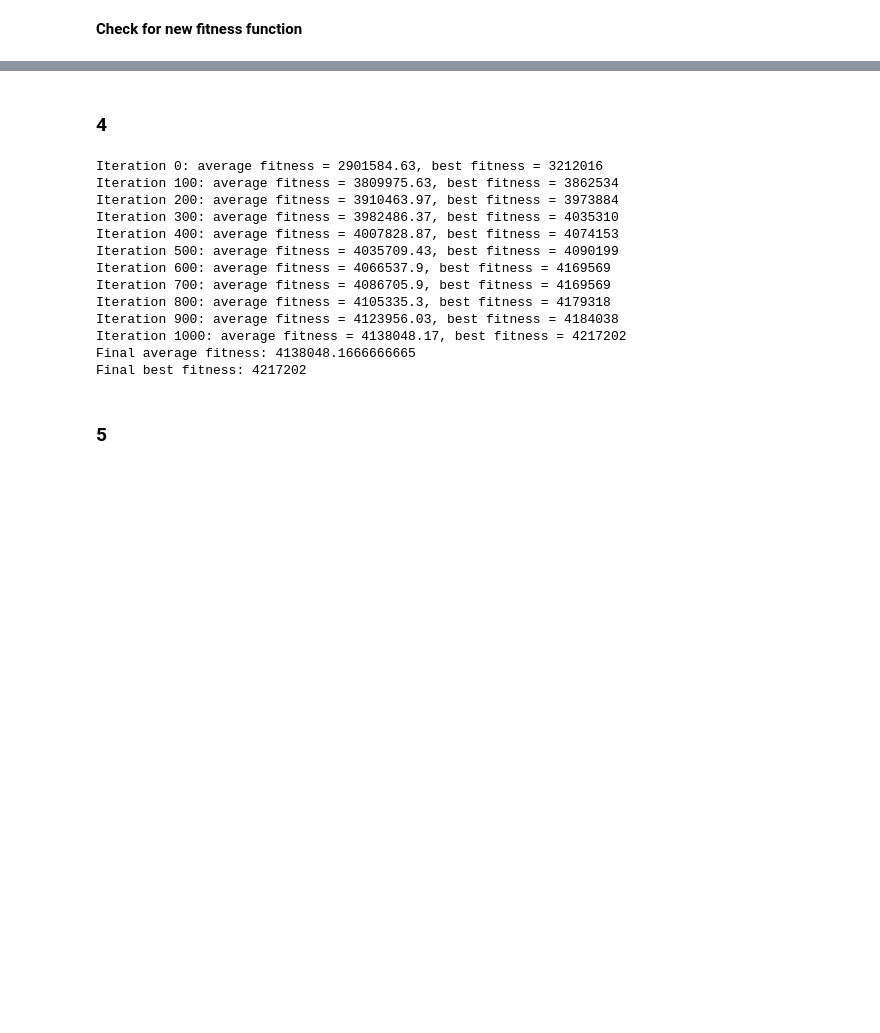
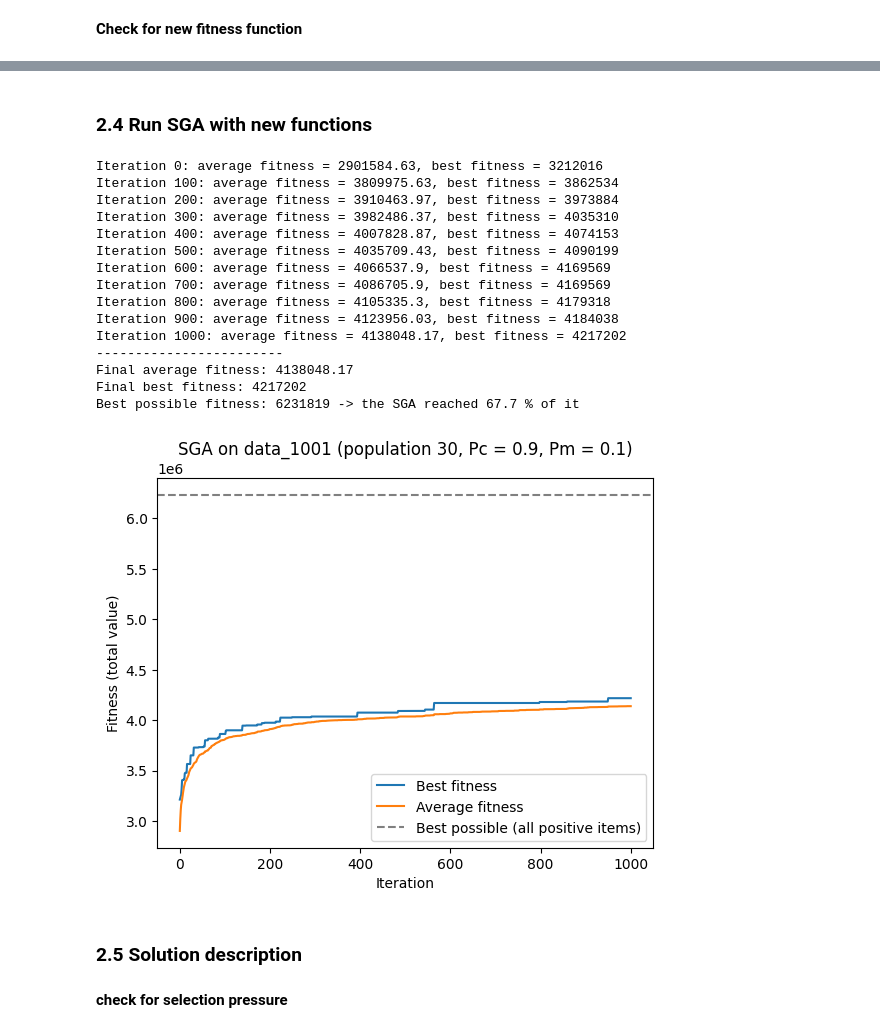
Before and after one commit to Kamilmichal05/Machine-Learning-Project2, a Jupyter notebook: main.ipynb, the cells around one changed output, grey strips where cells are left out. Drawn from its saved outputs; the diff is of its cells as text; code cells hidden in the pictures; blank space fills up the shorter version.

Commit message:
extra check for 2.4 and 2.5 implemented

```diff
--- a/main.ipynb
+++ b/main.ipynb
@@ -671,5 +677,5 @@ print("Several at once: ", new_fitness([nothing, everything, only_first]))
 # %% [markdown]
-### 4
+### 2.4 Run SGA with new functions
 # %%
 population, population_fitness, best_history, average_history = sga(
     pop_size=30,
@@ -681,8 +687,12 @@ population, population_fitness, best_history, average_history = sga(
     print_every=100
 )
 
-print("Final average fitness:", average_history[-1])
+best_possible = sum(v for v in item_values if v > 0)   # all positive items, from 2.1 (for report)
+
+print("------------------------")
+print("Final average fitness:", round(average_history[-1], 2))
 print("Final best fitness:", best_history[-1])
+print("Best possible fitness:", best_possible, "-> the SGA reached", round(100 * best_history[-1] / best_possible, 1), "% of it")
 # %% [output]
 Iteration 0: average fitness = 2901584.63, best fitness = 3212016
 Iteration 100: average fitness = 3809975.63, best fitness = 3862534
@@ -695,7 +705,21 @@ Iteration 700: average fitness = 4086705.9, best fitness = 4169569
 Iteration 800: average fitness = 4105335.3, best fitness = 4179318
 Iteration 900: average fitness = 4123956.03, best fitness = 4184038
 Iteration 1000: average fitness = 4138048.17, best fitness = 4217202
-Final average fitness: 4138048.1666666665
+------------------------
+Final average fitness: 4138048.17
 Final best fitness: 4217202
+Best possible fitness: 6231819 -> the SGA reached 67.7 % of it
+# %%
+# Plot
+plt.plot(best_history, label="Best fitness")
+plt.plot(average_history, label="Average fitness")
+plt.axhline(best_possible, color="grey", linestyle="--", label="Best possible (all positive items)")
+plt.xlabel("Iteration")
+plt.ylabel("Fitness (total value)")
+plt.title("SGA on data_1001 (population 30, Pc = 0.9, Pm = 0.1)")
+plt.legend()
+plt.show()
+# %% [output]
+[figure, added]
 # %% [markdown]
-### 5
+### 2.5 Solution description
@@ -701,0 +753,2 @@ Final best fitness: 4217202
+# %% [markdown]
+**check for selection pressure**
```
Also changed, not shown: parts of 6 cells of this notebook.
